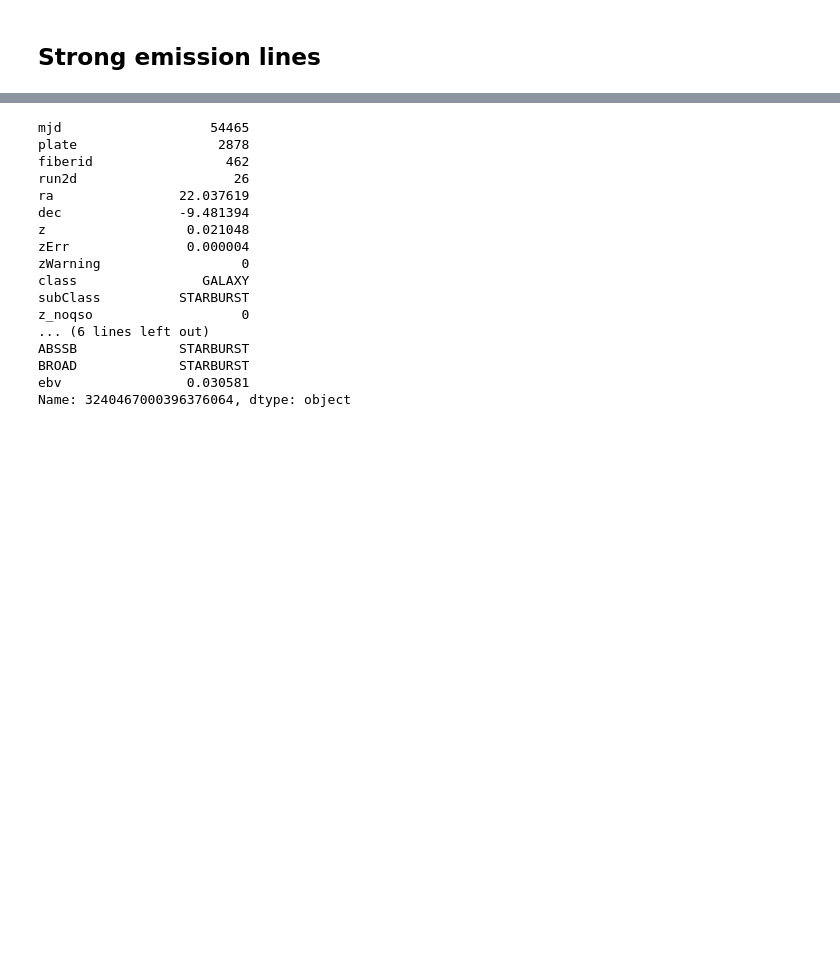
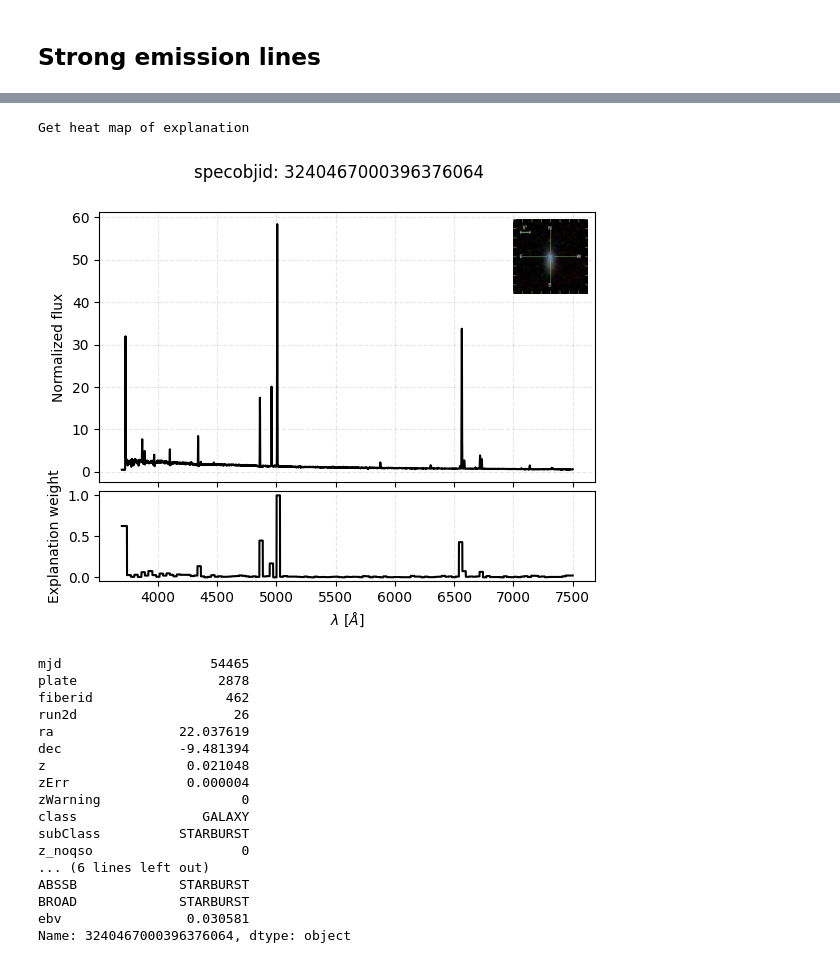
Before and after one commit to ed-ortizm/xai-astronomy, a Jupyter notebook: paper/results/02_explanations_representative_anomalies.ipynb, the cells around one changed output, grey strips where cells are left out. Drawn from its saved outputs; the diff is of its cells as text; code cells hidden in the pictures; blank space fills up the shorter version.

```diff
--- a/paper/results/02_explanations_representative_anomalies.ipynb
+++ b/paper/results/02_explanations_representative_anomalies.ipynb
@@ -269,3 +213,83 @@ Get heat map of explanation
+# %%
+from astroExplain.spectra.explanation import TellMeWhy
+import matplotlib.gridspec as gridspec
+def interpret_embedded_panel(
+    wave: np.array,
+    explanation,
+    figsize: tuple = (10, 5)
+) -> tuple:
+    """
+    Visualize interpretability of anomaly scores with an embedded explanation panel.
+
+    INPUT
+    wave: wavelength grid
+    explanation: output of LimeSpectraExplainer
+
+    OUTPUT
+    fig, (ax_flux, ax_weight): matplotlib figure and axis objects
+    """
+    why = TellMeWhy(wave=wave, explanation=explanation)
+
+    flux = why.galaxy
+    weights = np.abs(why.get_heatmap())
+    weights /= np.nanmax(weights)  # Normalize to [0, 1]
+
+    fig = plt.figure(figsize=figsize)
+    gs = plt.GridSpec(2, 1, height_ratios=[3, 1], hspace=0.05)
+
+    # Main panel for flux
+    ax_flux = fig.add_subplot(gs[0])
+    ax_flux.plot(why.wave, flux, color="black")
+    ax_flux.set_ylabel("Normalized flux")
+    # ax_flux.set_title(f"specobjid: {getattr(explanation, 'specobjid', 'unknown')}")
+    # ax_flux.set_xticklabels([])
+
+    # Embedded panel for explanation weights
+    ax_weight = fig.add_subplot(gs[1], sharex=ax_flux)
+    ax_weight.plot(why.wave, weights, color="black")
+    ax_weight.set_ylabel("Explanation weight")
+    ax_weight.set_xlabel("$\lambda$ [$\AA$]")
+    # ax_weight.set_xlabel("Wavelength")
+    # For ax_flux: full grid
+    ax_flux.grid(True, which='both', axis='both', linestyle='--', alpha=0.3)
+
+    # For ax_weight: only vertical grid
+    ax_weight.grid(True, which='both', axis='x', linestyle='--', alpha=0.3)
+
+    # fig.tight_layout()
+    fig.subplots_adjust(hspace=0.05)
+    return fig, (ax_flux, ax_weight)
+
+
+fig, axs = interpret_embedded_panel(wave, explanation=explanation, figsize=None)
+fig.suptitle(f"specobjid: {specobjid}")
+
+# Download sdss image and spectrum and explanation
+from_score = strong_emission_lines["metric"]
+save_for_paper_to = f"{paper_figures_dir}/astro_intuition_xai/mse"
+save_for_phd_to = f"{data_dir}/{bin_id}/{from_score}/sdss_images"
+
+image_name = f"image_{specobjid}.jpeg"
+# Load the image
+img = mpimg.imread(f"{save_for_paper_to}/{image_name}")
+
+# # Create inset in top-right corner of axs[0]
+axins = inset_axes(
+    axs[0],
+    width=0.75, height=0.75,
+    bbox_to_anchor=(1, 1),
+    bbox_transform=axs[0].transAxes,
+    loc="upper right"
+    )
+
+# Show image in the inset
+axins.imshow(img)
+axins.axis('off')  # Hide axis around the image
+
+fig.tight_layout()
+# %% [output]
+Get heat map of explanation
+[figure, added]
 # %%
 strong_emission_lines = {
     'specobjid': 3240467000396376064,
```
Also changed, not shown: parts of 2 cells of this notebook.
